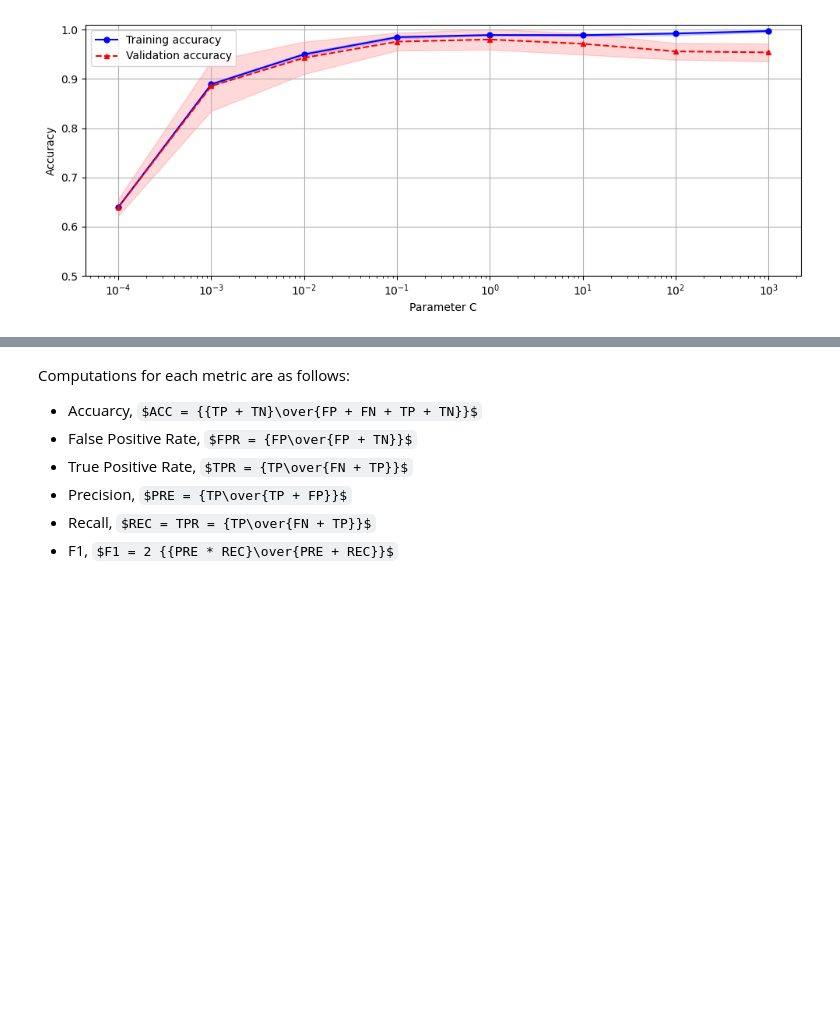
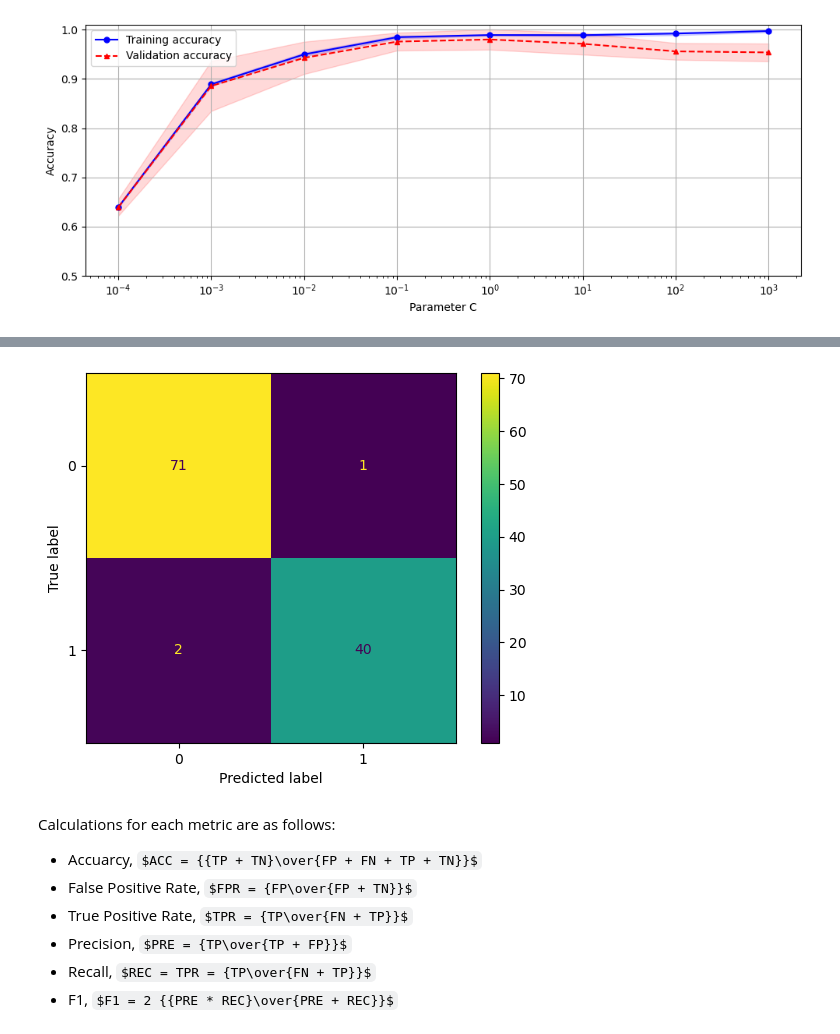
Before and after one commit to hanjihun2000/machine-learning, a Jupyter notebook: guide/model-evaluation.ipynb, the cells around one changed output, grey strips where cells are left out. Saved outputs shown, nothing was run; the diff lists cells and outputs as text; code cells hidden in the pictures; some formulas as TeX source; blank space fills up the shorter version.

```diff
--- a/guide/model-evaluation.ipynb
+++ b/guide/model-evaluation.ipynb
@@ -232,10 +256,11 @@ plt.show()
 # %%
 from sklearn.metrics import ConfusionMatrixDisplay
-
-ConfusionMatrixDisplay.from_estimator(svc_pipe, X_test, y_test)
+ConfusionMatrixDisplay.from_estimator(svc_pipe, x_test, y_test)
 plt.show()
+# %% [output]
+[figure, added]
 # %% [markdown]
-Computations for each metric are as follows:
+Calculations for each metric are as follows:
 - Accuarcy, $ACC = {{TP + TN}\over{FP + FN + TP + TN}}$
 - False Positive Rate, $FPR = {FP\over{FP + TN}}$
 - True Positive Rate, $TPR = {TP\over{FN + TP}}$
```
Also changed, not shown: parts of 15 cells of this notebook.
